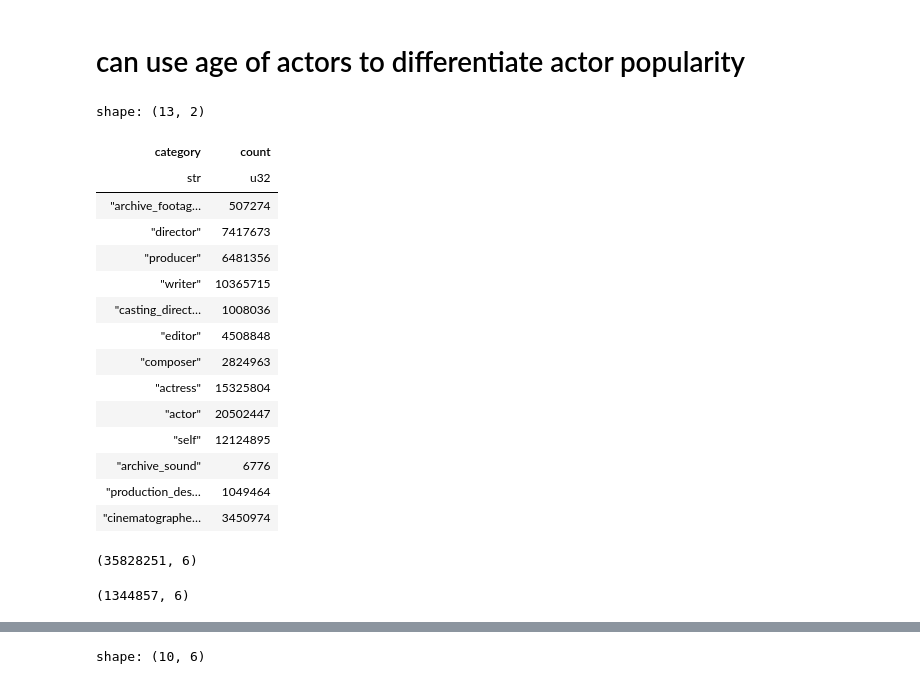
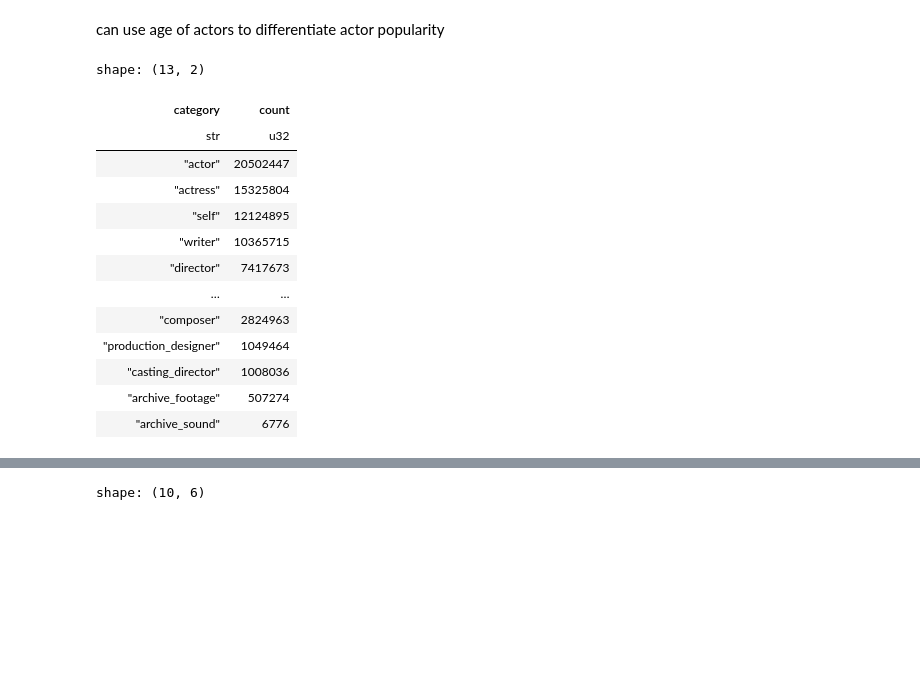
Before and after one commit to seanv507/imdb, a Jupyter notebook: analysis.ipynb, the cells around one changed output, grey strips where cells are left out. Drawn from its saved outputs; the diff is of its cells as text; code cells hidden in the pictures; blank space fills up the shorter version.

```diff
--- a/analysis.ipynb
+++ b/analysis.ipynb
@@ -81,28 +107,22 @@ shape: (5, 6)
 # %% [markdown]
-# can use age of actors to differentiate actor popularity
+can use age of actors to differentiate actor popularity
 # %%
-principals.get_column("category").value_counts()
+principals.get_column("category").value_counts(sort=True)
 # %% [output]
 shape: (13, 2)
 | category | count |
 | str | u32 |
-| "archive_footag… | 507274 |
+| "actor" | 20502447 |
+| "actress" | 15325804 |
+| "self" | 12124895 |
+| "writer" | 10365715 |
 | "director" | 7417673 |
-| "producer" | 6481356 |
-| "writer" | 10365715 |
-| "casting_direct… | 1008036 |
-| "editor" | 4508848 |
+| … | … |
 | "composer" | 2824963 |
-| "actress" | 15325804 |
-| "actor" | 20502447 |
-| "self" | 12124895 |
+| "production_designer" | 1049464 |
+| "casting_director" | 1008036 |
+| "archive_footage" | 507274 |
 | "archive_sound" | 6776 |
-| "production_des… | 1049464 |
-| "cinematographe… | 3450974 |
 # %%
 actors = principals.filter(pl.col("category").is_in(("actor", "actress")))
-# %%
-actors.shape
-# %% [output]
-(35828251, 6)
 # %%
@@ -114,4 +138,0 @@ actors_rated = (
-# %%
-actors_rated.shape
-# %% [output]
-(1344857, 6)
```
Also changed, not shown: parts of 83 cells of this notebook, 1 other file.
